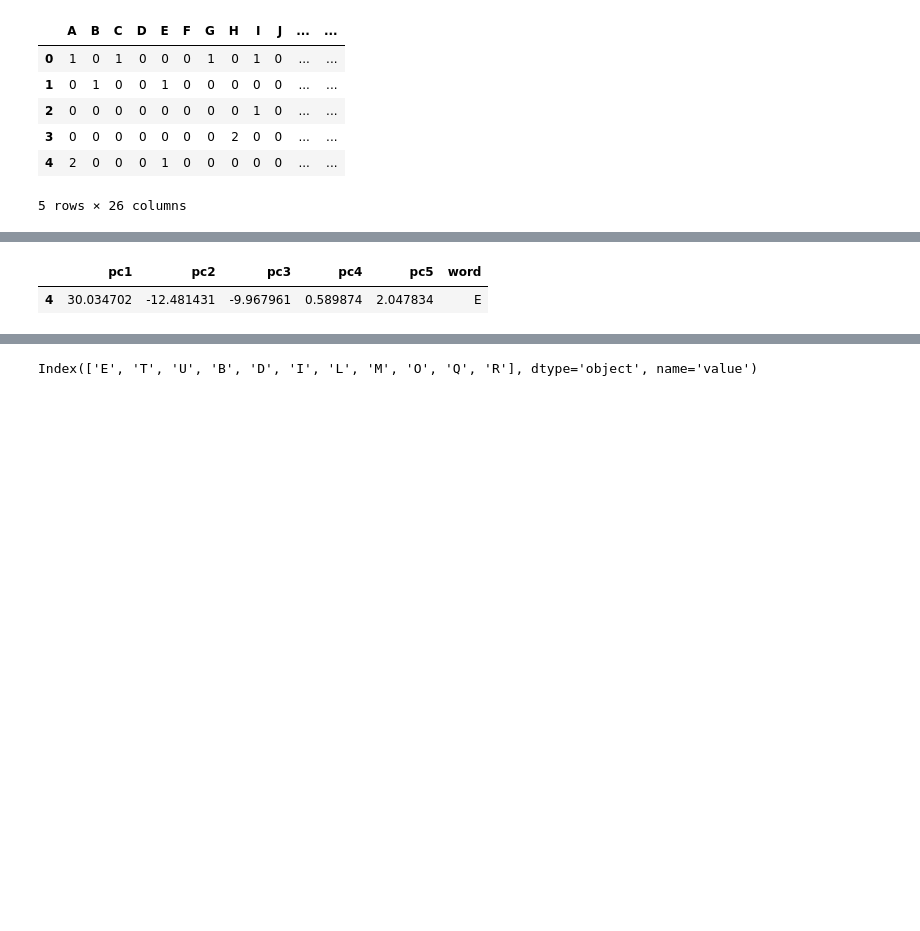
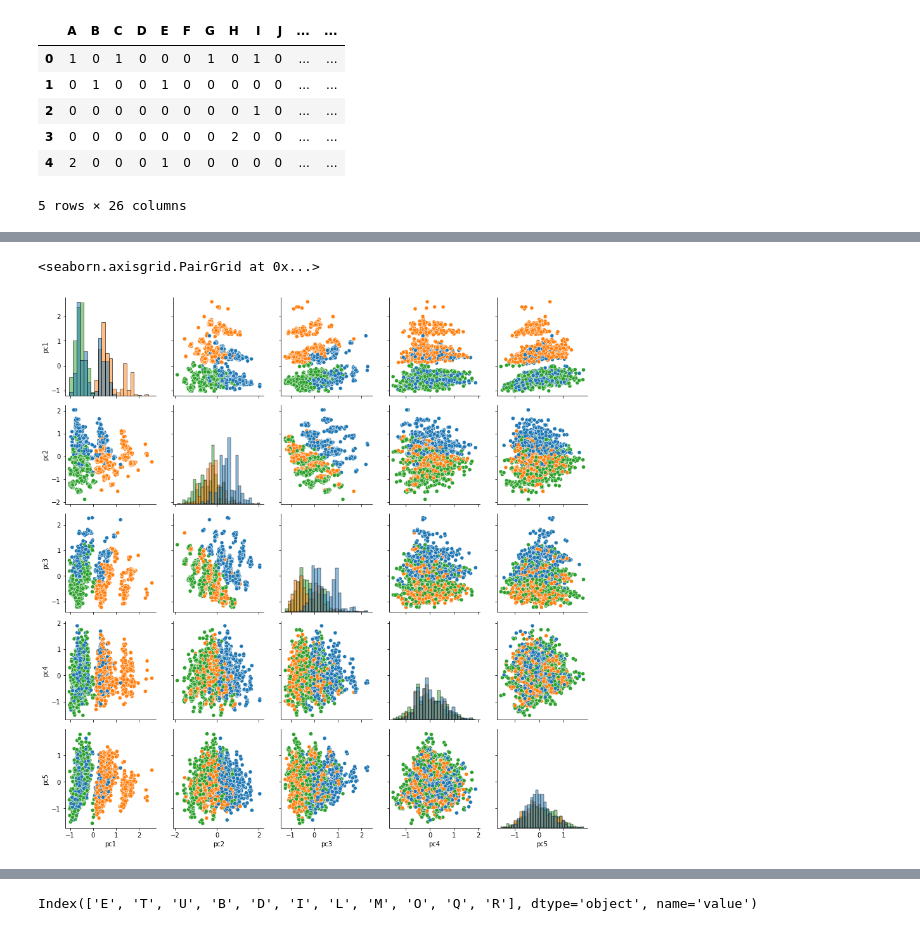
Before and after one commit to ACEnglish/wordlexp, a Jupyter notebook: Wordle.ipynb, the cells around one changed output, grey strips where cells are left out. Cells and saved outputs as stored; diff of their text form; code cells hidden in the pictures; blank space fills up the shorter version.

```diff
--- a/Wordle.ipynb
+++ b/Wordle.ipynb
@@ -493,5 +137,15 @@ view = principalDf[(principalDf['pc1'] >= 10) & (~principalDf['pc2'].between(-5,
-# %%
-view
-# %% [output]
-|  | pc1 | pc2 | pc3 | pc4 | pc5 | word |
-| 4 | 30.034702 | -12.481431 | -9.967961 | 0.589874 | 2.047834 | E |
+# %%
+from sklearn import cluster
+clust = cluster.KMeans(3, random_state=2)
+clust.fit(principalDf[['pc1', 'pc2', 'pc3', 'pc4', 'pc5']])
+labels = pd.Series(clust.labels_, name="label", index=principalDf.index, dtype=str)
+#all_words[all_words['valid']].index
+# %%
+principalDf['label'] = labels
+# %%
+g = sb.PairGrid(data=principalDf, vars=comp_header, hue='label')
+g.map_offdiag(sb.scatterplot)#, alpha=0.2)
+g.map_diag(sb.histplot)
+# %% [output]
+<seaborn.axisgrid.PairGrid at 0x...>
+[figure, added]
```
Also changed, not shown: parts of 10 cells of this notebook, 1 other file.
